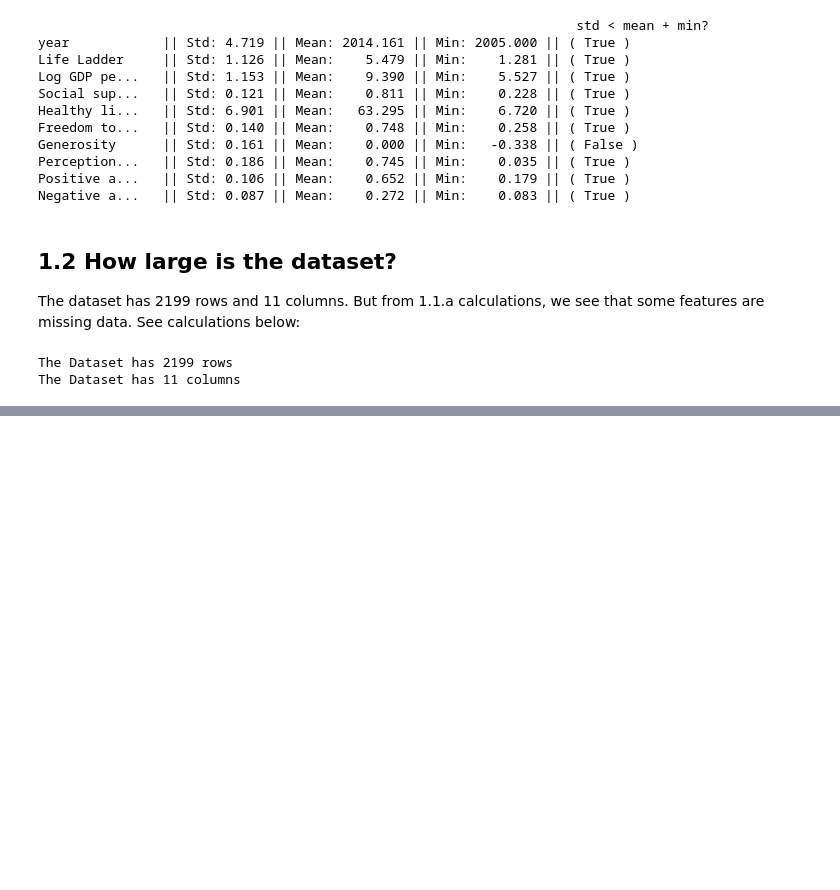
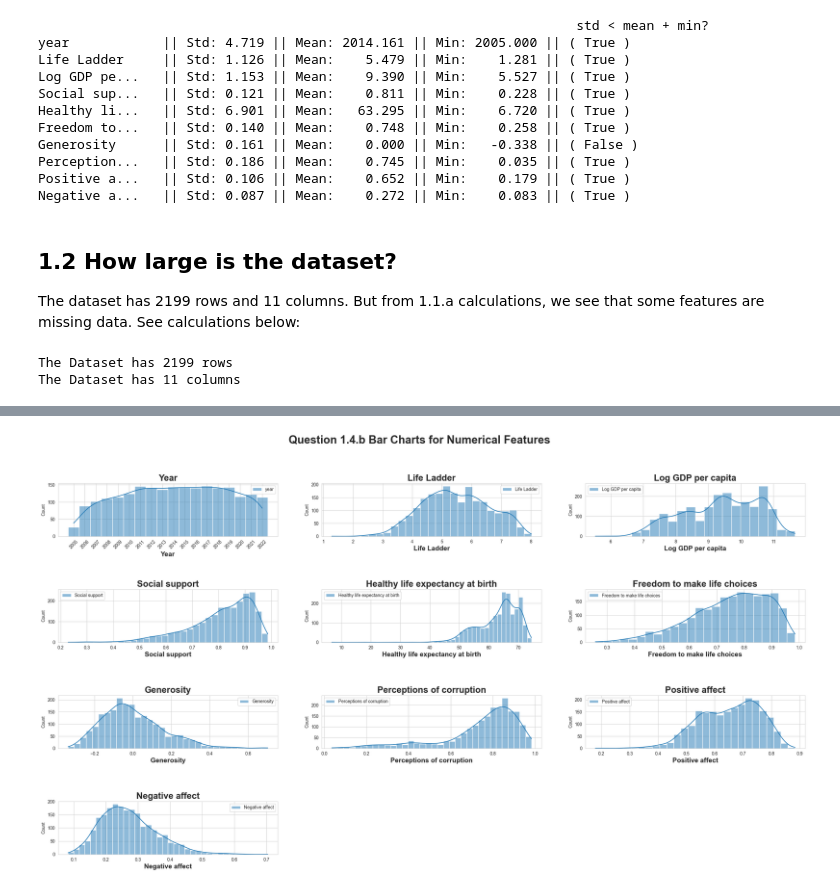
Before and after one commit to USFCA-CS663-Spring2024/happiness-jaambat, a Jupyter notebook: Happiness - Assignment 1 - CS 663 (Machine Learning).ipynb, the cells around one changed output, grey strips where cells are left out. Drawn from its saved outputs; the diff is of its cells as text; code cells hidden in the pictures; blank space fills up the shorter version.

Commit message:
Implemented question 1.4 and updated responses to question 1.3 and question 1.1

```diff
--- a/Happiness - Assignment 1 - CS 663 (Machine Learning).ipynb
+++ b/Happiness - Assignment 1 - CS 663 (Machine Learning).ipynb
@@ -234,0 +313,59 @@ The Dataset has 11 columns
+# %%
+# 1.4.b Bar Chart
+figure, axes = plt.subplots(nrows=4, ncols=3, figsize=(30, 15))  # since we have 10 features
+figure.suptitle("Question 1.4.b Bar Charts for Numerical Features", fontweight="bold", fontsize=25)
+
+# increase spacing between subplot rows so that subtitles can fit and increase size
+plt.subplots_adjust(hspace=1.0)
+plt.tick_params(labelsize=15)
+
+# show whole numbered bins for clarity.
+sns.histplot(data=whr_data_frame[["year"]], ax=axes[0, 0], kde=True, discrete=True, binwidth=2, bins=9)
+axes[0, 0].set_title("Year", fontweight="bold", fontsize=20)
+axes[0, 0].set_xlabel("Year", fontweight="bold", fontsize=15)
+axes[0, 0].set_xticks(range(2005, 2023))
+axes[0, 0].set_xticklabels(axes[0, 0].get_xticklabels(), rotation=45)
+
+sns.histplot(data=whr_data_frame[["Life Ladder"]], ax=axes[0, 1], kde=True)
+axes[0, 1].set_title("Life Ladder", fontweight="bold", fontsize=20)
+axes[0, 1].set_xlabel("Life Ladder", fontweight="bold", fontsize=15)
+
+sns.histplot(data=whr_data_frame[["Log GDP per capita"]], ax=axes[0, 2], kde=True)
+axes[0, 2].set_title("Log GDP per capita", fontweight="bold", fontsize=20)
+axes[0, 2].set_xlabel("Log GDP per capita", fontweight="bold", fontsize=15)
+
+sns.histplot(data=whr_data_frame[["Social support"]], ax=axes[1, 0], kde=True)
+axes[1, 0].set_title("Social support", fontweight="bold", fontsize=20)
+axes[1, 0].set_xlabel("Social support", fontweight="bold", fontsize=15)
+
+sns.histplot(data=whr_data_frame[["Healthy life expectancy at birth"]], ax=axes[1, 1], kde=True)
+axes[1, 1].set_title("Healthy life expectancy at birth", fontweight="bold", fontsize=20)
+axes[1, 1].set_xlabel("Healthy life expectancy at birth", fontweight="bold", fontsize=15)
+
+sns.histplot(data=whr_data_frame[["Freedom to make life choices"]], ax=axes[1, 2], kde=True)
+axes[1, 2].set_title("Freedom to make life choices", fontweight="bold", fontsize=20)
+axes[1, 2].set_xlabel("Freedom to make life choices", fontweight="bold", fontsize=15)
+
+sns.histplot(data=whr_data_frame[["Generosity"]], ax=axes[2, 0], kde=True)
+axes[2, 0].set_title("Generosity", fontweight="bold", fontsize=20)
+axes[2, 0].set_xlabel("Generosity", fontweight="bold", fontsize=15)
+
+sns.histplot(data=whr_data_frame[["Perceptions of corruption"]], ax=axes[2, 1], kde=True)
+axes[2, 1].set_title("Perceptions of corruption", fontweight="bold", fontsize=20)
+axes[2, 1].set_xlabel("Perceptions of corruption", fontweight="bold", fontsize=15)
+
+sns.histplot(data=whr_data_frame[["Positive affect"]], ax=axes[2, 2], kde=True)
+axes[2, 2].set_title("Positive affect", fontweight="bold", fontsize=20)
+axes[2, 2].set_xlabel("Positive affect", fontweight="bold", fontsize=15)
+
+sns.histplot(data=whr_data_frame[["Negative affect"]], ax=axes[3, 0], kde=True)
+axes[3, 0].set_title("Negative affect", fontweight="bold", fontsize=20)
+axes[3, 0].set_xlabel("Negative affect", fontweight="bold", fontsize=15)
+
+# only 10 features, don't show the remaining axes
+axes[3, 1].axis("off")
+axes[3, 2].axis("off")
+
+plt.show()
+# %% [output]
+[figure, added]
```
Also changed, not shown: parts of 8 cells of this notebook, 1 other file.
